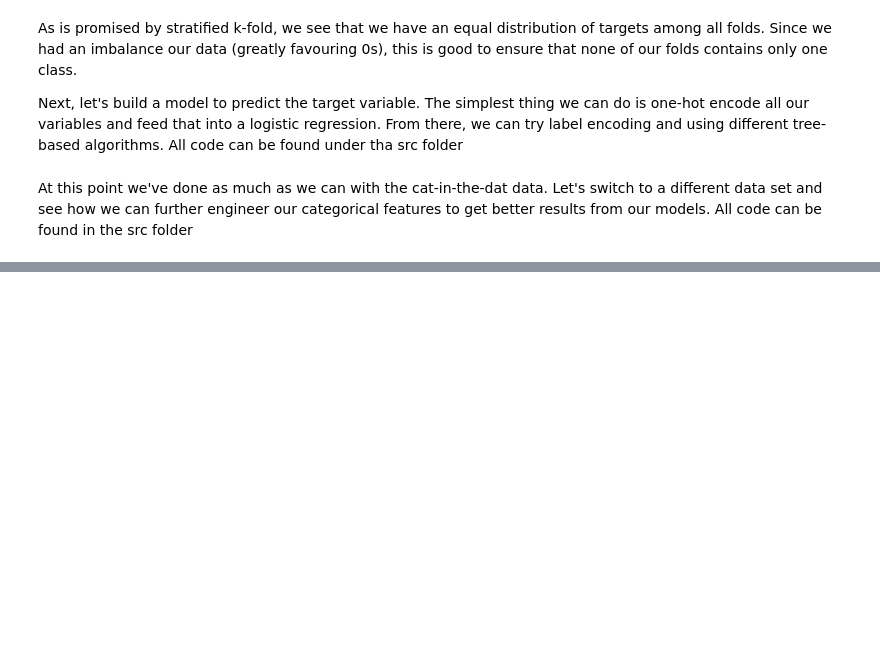
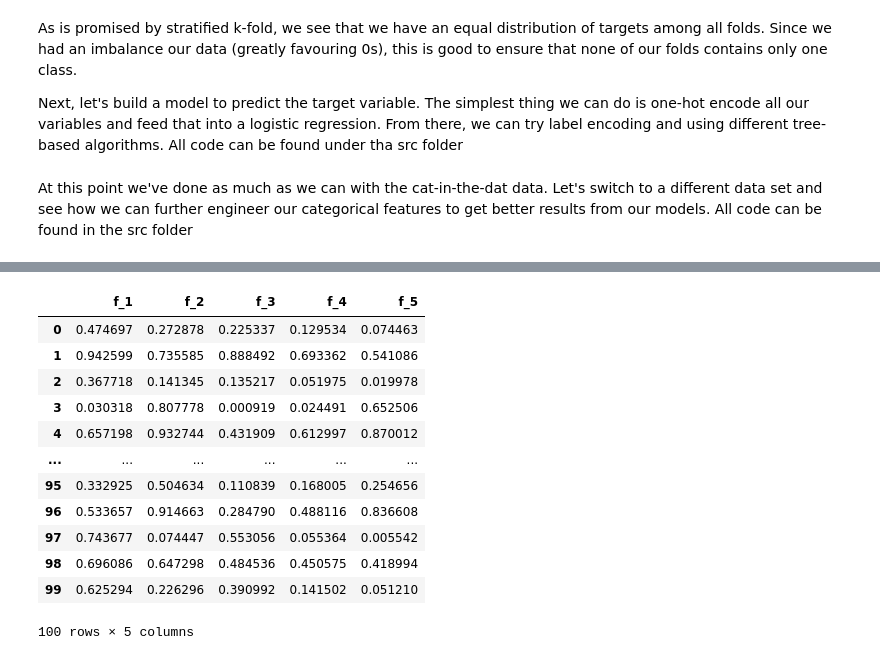
Before and after one commit to AliKhanafer7/approachingalmost, a Jupyter notebook: AAAMLP.ipynb, the cells around one changed output, grey strips where cells are left out. Saved outputs shown, nothing was run; the diff lists cells and outputs as text; code cells hidden in the pictures; blank space fills up the shorter version.

```diff
--- a/AAAMLP.ipynb
+++ b/AAAMLP.ipynb
@@ -1591,0 +1659,9 @@ At this point we've done as much as we can with the cat-in-the-dat data. Let's s
+# %%
+# generate dataframe with 2 columns
+# and 100 different rows of random numbers
+df = pd.DataFrame(
+    np.random.rand(100, 2),
+    columns = [f'f_{i}' for i in range(1,3)]
+)
+
+df
@@ -1591,0 +1682,37 @@ At this point we've done as much as we can with the cat-in-the-dat data. Let's s
+# %%
+# initialize polynomial features class object
+# for 2 degree polynomial feats
+pf = preprocessing.PolynomialFeatures(
+    degree=2,
+    interaction_only=False,
+    include_bias=False
+)
+
+# fit to feat
+pf.fit(df)
+
+# create feats
+poly_feats = pf.transform(df)
+
+# create df with all feat
+num_feats = poly_feats.shape[1]
+df_transformed = pd.DataFrame(
+    poly_feats,
+    columns=[f'f_{i}' for i in range(1, num_feats + 1)]
+)
+
+df_transformed
+# %% [output]
+|  | f_1 | f_2 | f_3 | f_4 | f_5 |
+| 0 | 0.474697 | 0.272878 | 0.225337 | 0.129534 | 0.074463 |
+| 1 | 0.942599 | 0.735585 | 0.888492 | 0.693362 | 0.541086 |
+| 2 | 0.367718 | 0.141345 | 0.135217 | 0.051975 | 0.019978 |
+| 3 | 0.030318 | 0.807778 | 0.000919 | 0.024491 | 0.652506 |
+| 4 | 0.657198 | 0.932744 | 0.431909 | 0.612997 | 0.870012 |
+| ... | ... | ... | ... | ... | ... |
+| 95 | 0.332925 | 0.504634 | 0.110839 | 0.168005 | 0.254656 |
+| 96 | 0.533657 | 0.914663 | 0.284790 | 0.488116 | 0.836608 |
+| 97 | 0.743677 | 0.074447 | 0.553056 | 0.055364 | 0.005542 |
+| 98 | 0.696086 | 0.647298 | 0.484536 | 0.450575 | 0.418994 |
+| 99 | 0.625294 | 0.226296 | 0.390992 | 0.141502 | 0.051210 |
+100 rows × 5 columns
```
Also changed, not shown: parts of 24 cells of this notebook.
